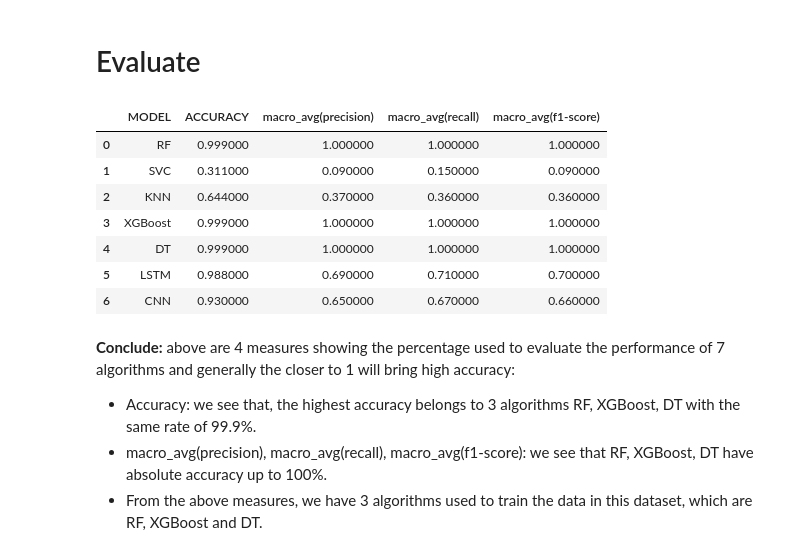
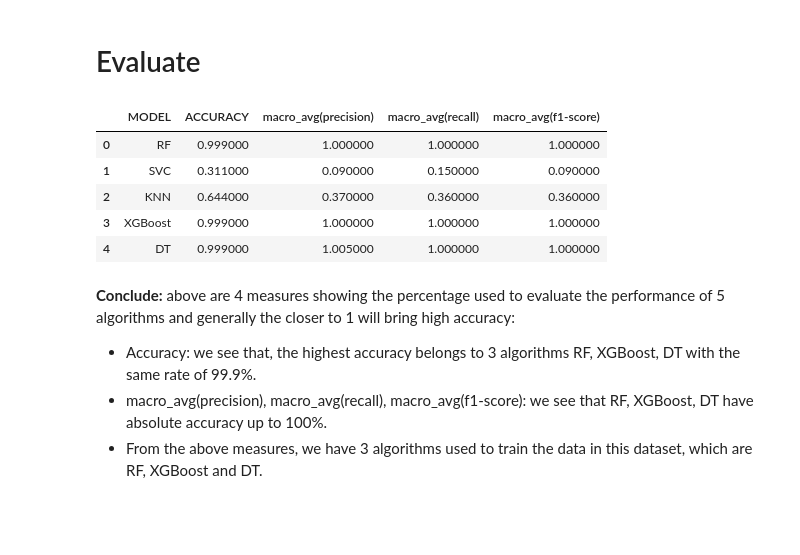
Before and after one commit to ChuongNguyen1704/Business-Data-Analyst, a Jupyter notebook: Loan/Interest_rate_Predict.ipynb, the cells around one changed output. Saved outputs shown, nothing was run; the diff lists cells and outputs as text; code cells hidden in the pictures; blank space fills up the shorter version.

```diff
--- a/Loan/Interest_rate_Predict.ipynb
+++ b/Loan/Interest_rate_Predict.ipynb
@@ -589,11 +477,11 @@ from IPython.display import display, HTML
 
 # Create a dataframe
 data = {
-    'MODEL': ['RF', 'SVC', 'KNN', 'XGBoost', 'DT', 'LSTM', 'CNN'],
-    'ACCURACY': [0.999, 0.311, 0.644, 0.999, 0.999, 0.988, 0.93],
-    'macro_avg(precision)': [1.00, 0.09, 0.37, 1.00, 1.00, 0.69, 0.65],
-    'macro_avg(recall)': [1.00, 0.15, 0.36, 1.00, 1.00, 0.71, 0.67],
-    'macro_avg(f1-score)': [1.00, 0.09, 0.36, 1.00, 1.00, 0.70, 0.66]
+    'MODEL': ['RF', 'SVC', 'KNN', 'XGBoost', 'DT'],
+    'ACCURACY': [0.999, 0.311, 0.644, 0.999, 0.999],
+    'macro_avg(precision)': [1.00, 0.09, 0.37, 1.00, 1.005],
+    'macro_avg(recall)': [1.00, 0.15, 0.36, 1.00, 1.00],
+    'macro_avg(f1-score)': [1.00, 0.09, 0.36, 1.00, 1.00]
 }
 
 df = pd.DataFrame(data)
@@ -615,38 +503,36 @@ def background_color_recall(value):
     if value == df['macro_avg(recall)'].max():
         return 'background-color: yellow'
     else:
         return ''
 
 def background_color_f1_score(value):
     if value == df['macro_avg(f1-score)'].max():
         return 'background-color: lime'
     else:
         return ''
 
 # Apply background color to specific features
 styled_df = df.style.applymap(background_color_accuracy, subset=['ACCURACY'])
 styled_df = styled_df.applymap(background_color_precision, subset=['macro_avg(precision)'])
 styled_df = styled_df.applymap(background_color_recall, subset=['macro_avg(recall)'])
 styled_df = styled_df.applymap(background_color_f1_score, subset=['macro_avg(f1-score)'])
 
 # Set the style to center-align the values in all columns
 styled_df.set_table_styles([
     {'selector': 'td', 'props': [('text-align', 'center'), ('padding', '20 px'), ('border', '1px solid #ddd')]}
 ])
 
 # Display the styled dataframe with centered values and background colors for specific features
 styled_df
 # %% [output]
 |  | MODEL | ACCURACY | macro_avg(precision) | macro_avg(recall) | macro_avg(f1-score) |
 | 0 | RF | 0.999000 | 1.000000 | 1.000000 | 1.000000 |
 | 1 | SVC | 0.311000 | 0.090000 | 0.150000 | 0.090000 |
 | 2 | KNN | 0.644000 | 0.370000 | 0.360000 | 0.360000 |
 | 3 | XGBoost | 0.999000 | 1.000000 | 1.000000 | 1.000000 |
-| 4 | DT | 0.999000 | 1.000000 | 1.000000 | 1.000000 |
-| 5 | LSTM | 0.988000 | 0.690000 | 0.710000 | 0.700000 |
-| 6 | CNN | 0.930000 | 0.650000 | 0.670000 | 0.660000 |
+| 4 | DT | 0.999000 | 1.005000 | 1.000000 | 1.000000 |
 # %% [markdown]
-**Conclude:** above are 4 measures showing the percentage used to evaluate the performance of 7 algorithms and generally the closer to 1 will bring high accuracy:
+**Conclude:** above are 4 measures showing the percentage used to evaluate the performance of 5 algorithms and generally the closer to 1 will bring high accuracy:
 - Accuracy: we see that, the highest accuracy belongs to 3 algorithms RF, XGBoost, DT with the same rate of 99.9%.
 - macro_avg(precision), macro_avg(recall), macro_avg(f1-score): we see that RF, XGBoost, DT have absolute accuracy up to 100%.
 - From the above measures, we have 3 algorithms used to train the data in this dataset, which are RF, XGBoost and DT.
```
Also changed, not shown: parts of 5 cells of this notebook, 1 other file.
